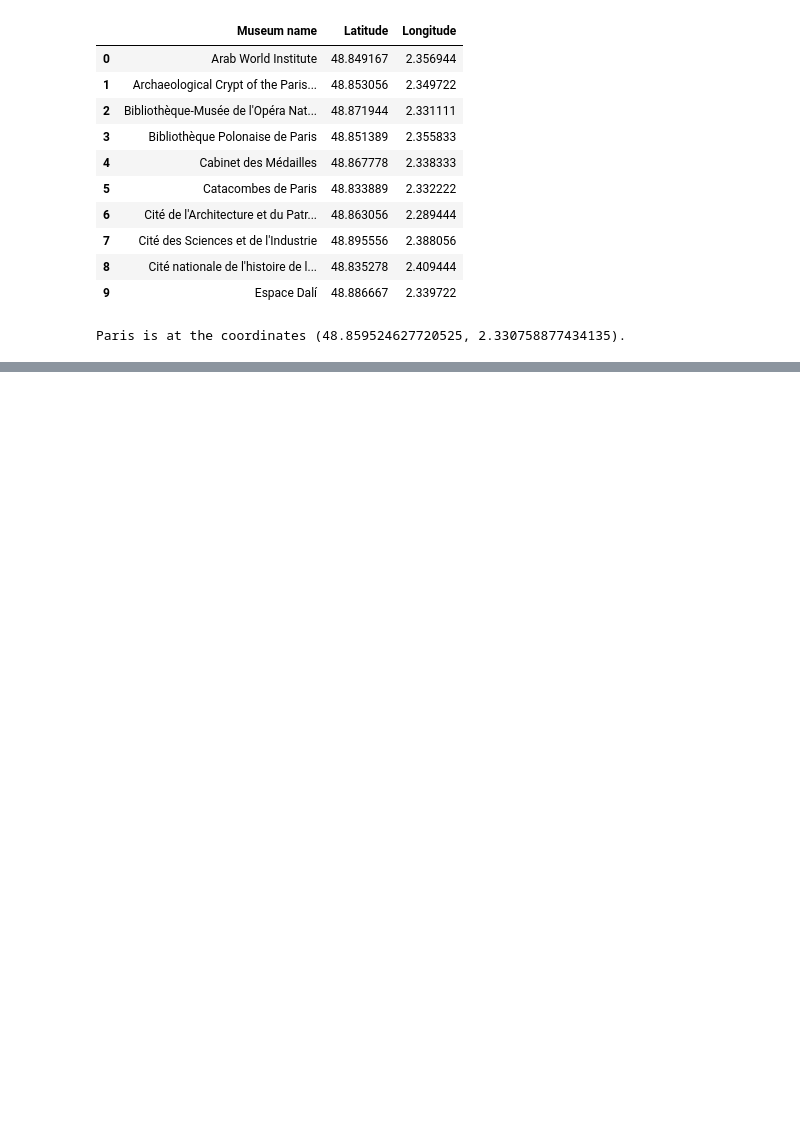
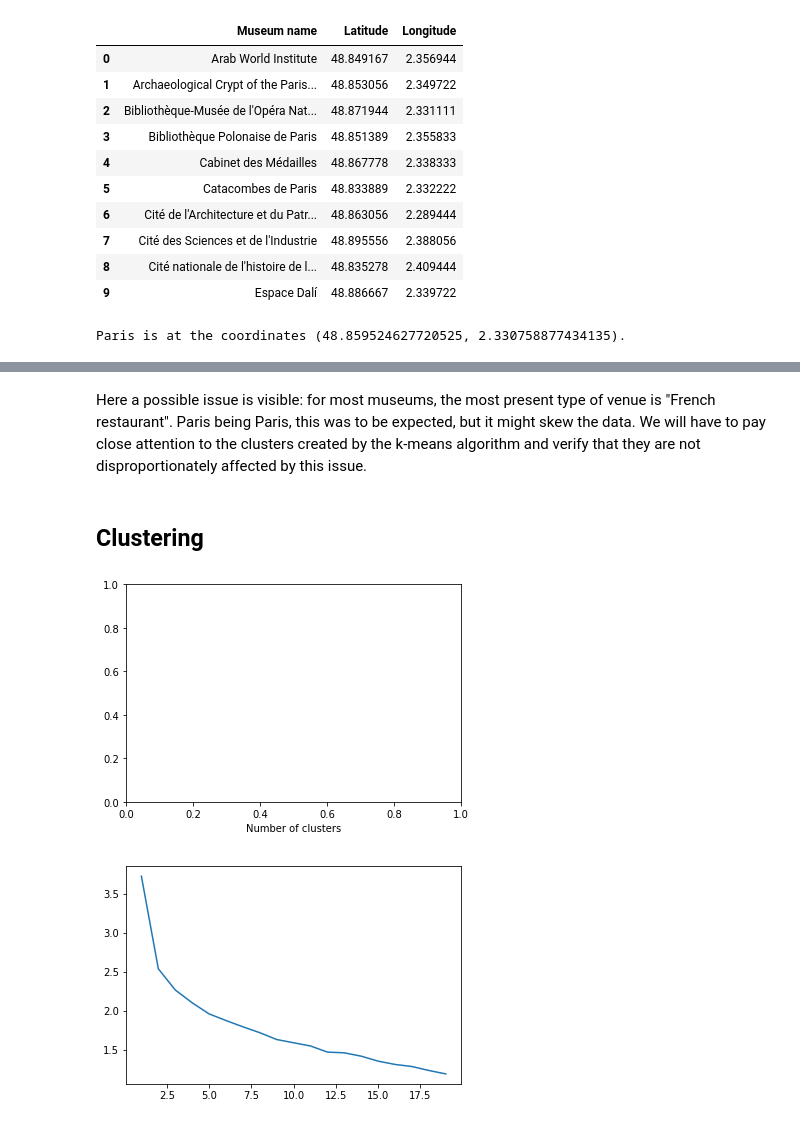
Before and after one commit to FM2403/coursera-capstone, a Jupyter notebook: Clustering_of_Parisian_museums.ipynb, the cells around one changed output, grey strips where cells are left out. Drawn from its saved outputs; the diff is of its cells as text; code cells hidden in the pictures; blank space fills up the shorter version.

```diff
--- a/Clustering_of_Parisian_museums.ipynb
+++ b/Clustering_of_Parisian_museums.ipynb
@@ -112,0 +146,3 @@ map_paris
+# %%
+radius = 300
+LIMIT = 200
@@ -112,0 +267,3 @@ map_paris
+# %%
+museum_venues.drop(museum_venues[museum_venues['Venue Category'] == 'Restaurant'].index, inplace=True)
+museum_venues.drop(museum_venues[museum_venues['Venue Category'] == 'Diner'].index, inplace=True)
@@ -112,0 +316,18 @@ map_paris
+# %%
+museum_venues.replace('Brasserie', 'Bistro',inplace=True)
+museum_venues.replace('Savoyard Restaurant', 'Regional French Restaurant',inplace=True)
+museum_venues.replace('Provençal Restaurant', 'Regional French Restaurant',inplace=True)
+museum_venues.replace('Burgundian Restaurant', 'Regional French Restaurant',inplace=True)
+museum_venues.replace('Alsatian Restaurant', 'Regional French Restaurant',inplace=True)
+museum_venues.replace("Ch'ti Restaurant", 'Regional French Restaurant',inplace=True)
+museum_venues.replace('Breton Restaurant', 'Regional French Restaurant',inplace=True)
+museum_venues.replace('Basque Restaurant', 'Regional French Restaurant',inplace=True)
+museum_venues.replace('Auvergne Restaurant', 'Regional French Restaurant',inplace=True)
+museum_venues.replace('Corsican Restaurant', 'Regional French Restaurant',inplace=True)
+museum_venues.replace('Lyonese Bouchon', 'Regional French Restaurant',inplace=True)
+museum_venues.replace('Southwestern French Restaurant', 'Regional French Restaurant',inplace=True)
+museum_venues.replace('Belgian Restaurant', 'Regional French Restaurant',inplace=True) # arbitrary
+museum_venues.replace('English Restaurant', 'Tea Room',inplace=True) # must be the same, there is no good food in England # joke
+museum_venues.replace('Ramen Restaurant', 'Noodle House',inplace=True)
+museum_venues.replace('Falafel Restaurant', 'Lebanese Restaurant',inplace=True)
+museum_venues.replace('Szechuan Restaurant', 'Chinese Restaurant',inplace=True)
@@ -112,0 +360,11 @@ map_paris
+# %%
+# one hot encoding
+museum_onehot = pd.get_dummies(museum_venues[['Venue Category']], prefix="", prefix_sep="")
+
+# add museum column back to dataframe
+museum_onehot['Museum'] = museum_venues['Museum']
+
+# move museum column to the first column
+fixed_columns = [museum_onehot.columns[-1]] + list(museum_onehot.columns[:-1])
+museum_onehot = museum_onehot[fixed_columns]
+museum_grouped = museum_onehot.groupby('Museum').mean().reset_index()
@@ -112,0 +426,4 @@ map_paris
+# %% [markdown]
+Here a possible issue is visible: for most museums, the most present type of venue is "French restaurant". Paris being Paris, this was to be expected, but it might skew the data. We will have to pay close attention to the clusters created by the k-means algorithm and verify that they are not disproportionately affected by this issue.
+# %% [markdown]
+## Clustering
@@ -112,0 +432,13 @@ map_paris
+# %%
+# set number of clusters
+#kclusters = 4
+
+museum_grouped_clustering = museum_grouped.drop('Museum', 1)
+sse = {}
+# run k-means clustering
+for k in range(1,20):
+    kmeans = KMeans(n_clusters=k, random_state=0).fit(museum_grouped_clustering)
+    sse[k] = kmeans.inertia_
+# %% [output]
+[figure, added]
+[figure, added]
```
Also changed, not shown: parts of 45 cells of this notebook.
